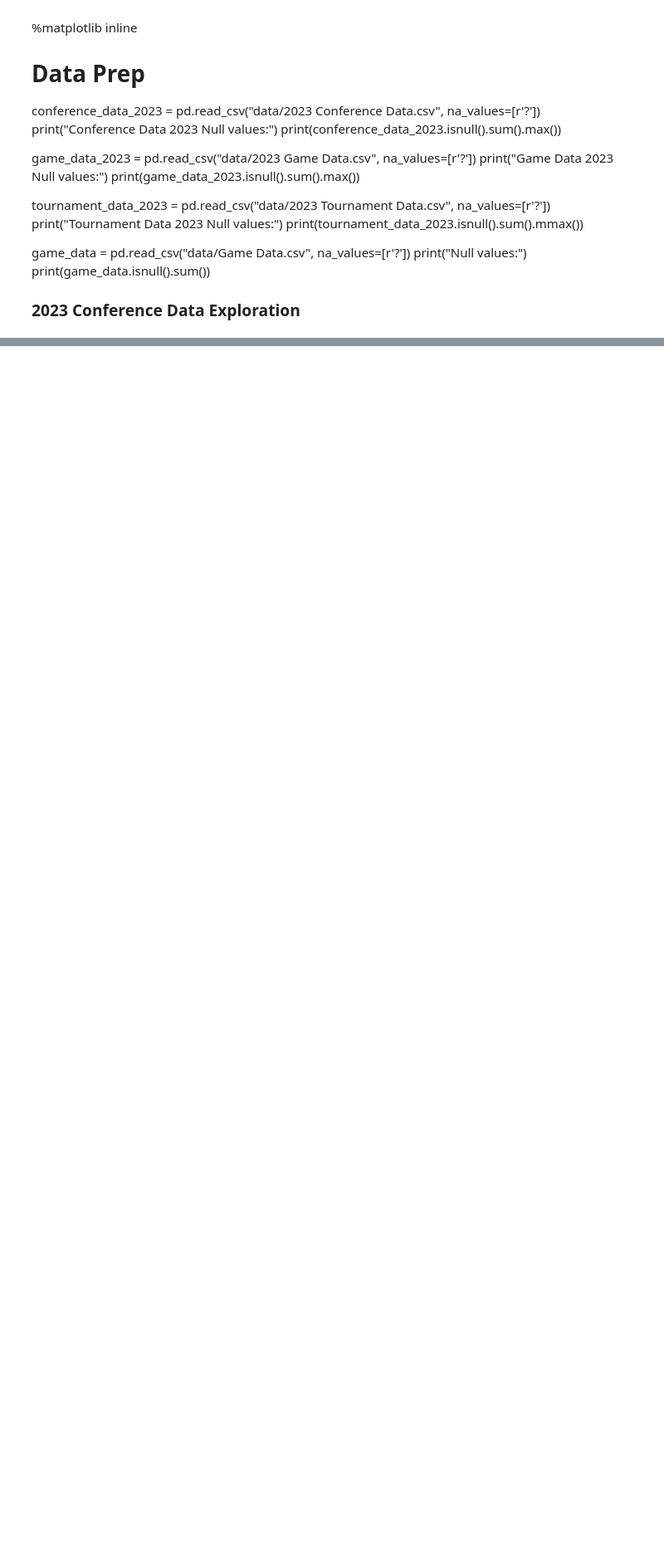
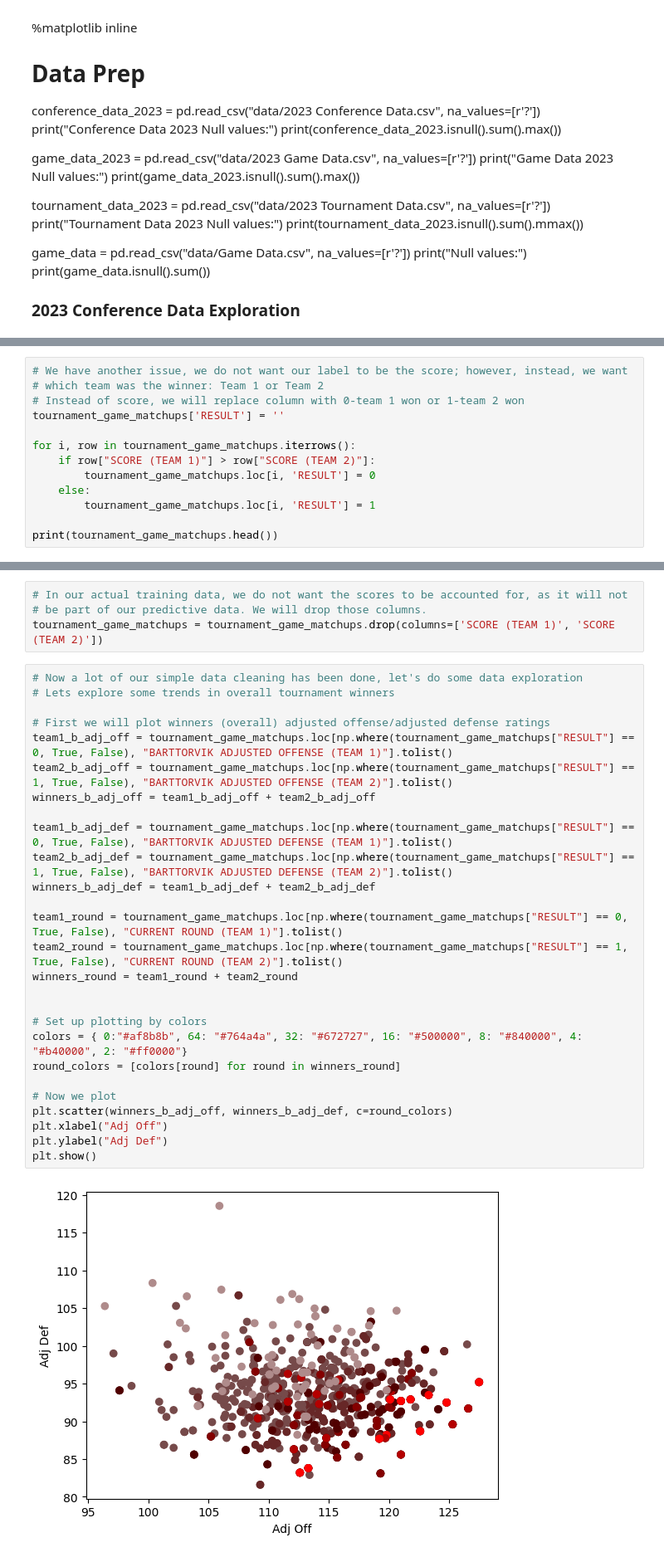
Before and after one commit to codeNinjaDev/march_madness_predictor, a Jupyter notebook: predictor.ipynb, the cells around one changed output, grey strips where cells are left out. Shown at 83% size. Drawn from its saved outputs; the diff is of its cells as text; blank space fills up the shorter version.

Commit message:
current

```diff
--- a/predictor.ipynb
+++ b/predictor.ipynb
@@ -142,0 +275,13 @@ print(game_data.isnull().sum())
+# %%
+# We have another issue, we do not want our label to be the score; however, instead, we want
+# which team was the winner: Team 1 or Team 2
+# Instead of score, we will replace column with 0-team 1 won or 1-team 2 won
+tournament_game_matchups['RESULT'] = ''
+
+for i, row in tournament_game_matchups.iterrows():
+    if row["SCORE (TEAM 1)"] > row["SCORE (TEAM 2)"]:
+        tournament_game_matchups.loc[i, 'RESULT'] = 0
+    else:
+        tournament_game_matchups.loc[i, 'RESULT'] = 1
+
+print(tournament_game_matchups.head())
@@ -142,0 +306,33 @@ print(game_data.isnull().sum())
+# %%
+# In our actual training data, we do not want the scores to be accounted for, as it will not
+# be part of our predictive data. We will drop those columns.
+tournament_game_matchups = tournament_game_matchups.drop(columns=['SCORE (TEAM 1)', 'SCORE (TEAM 2)'])
+# %%
+# Now a lot of our simple data cleaning has been done, let's do some data exploration
+# Lets explore some trends in overall tournament winners
+
+# First we will plot winners (overall) adjusted offense/adjusted defense ratings
+team1_b_adj_off = tournament_game_matchups.loc[np.where(tournament_game_matchups["RESULT"] == 0, True, False), "BARTTORVIK ADJUSTED OFFENSE (TEAM 1)"].tolist()
+team2_b_adj_off = tournament_game_matchups.loc[np.where(tournament_game_matchups["RESULT"] == 1, True, False), "BARTTORVIK ADJUSTED OFFENSE (TEAM 2)"].tolist()
+winners_b_adj_off = team1_b_adj_off + team2_b_adj_off
+
+team1_b_adj_def = tournament_game_matchups.loc[np.where(tournament_game_matchups["RESULT"] == 0, True, False), "BARTTORVIK ADJUSTED DEFENSE (TEAM 1)"].tolist()
+team2_b_adj_def = tournament_game_matchups.loc[np.where(tournament_game_matchups["RESULT"] == 1, True, False), "BARTTORVIK ADJUSTED DEFENSE (TEAM 2)"].tolist()
+winners_b_adj_def = team1_b_adj_def + team2_b_adj_def
+
+team1_round = tournament_game_matchups.loc[np.where(tournament_game_matchups["RESULT"] == 0, True, False), "CURRENT ROUND (TEAM 1)"].tolist()
+team2_round = tournament_game_matchups.loc[np.where(tournament_game_matchups["RESULT"] == 1, True, False), "CURRENT ROUND (TEAM 2)"].tolist()
+winners_round = team1_round + team2_round
+
+
+# Set up plotting by colors
+colors = { 0:"#af8b8b", 64: "#764a4a", 32: "#672727", 16: "#500000", 8: "#840000", 4: "#b40000", 2: "#ff0000"}
+round_colors = [colors[round] for round in winners_round]
+
+# Now we plot
+plt.scatter(winners_b_adj_off, winners_b_adj_def, c=round_colors)
+plt.xlabel("Adj Off")
+plt.ylabel("Adj Def")
+plt.show()
+# %% [output]
+[figure, added]
```
Also changed, not shown: parts of 16 cells of this notebook.
